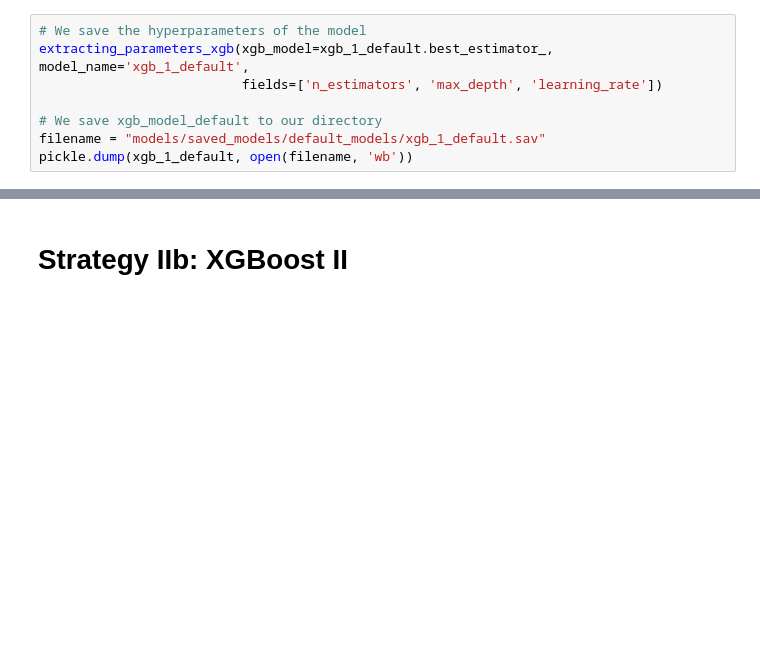
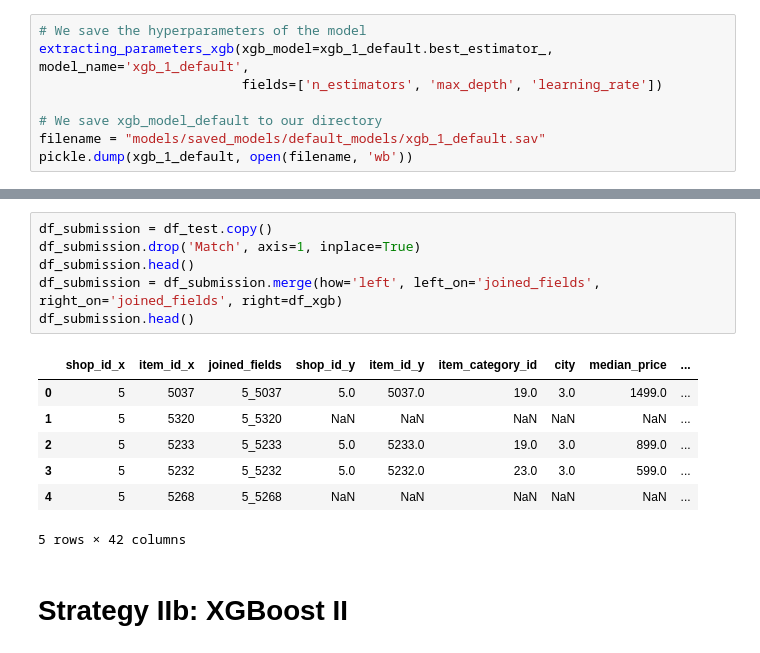
Before and after one commit to AlessandroBiagi/DataScienceProjects, a Jupyter notebook: Future_Sales/scripts/Predict_Future_Sales.ipynb, the cells around one changed output, grey strips where cells are left out. Drawn from its saved outputs; the diff is of its cells as text; blank space fills up the shorter version.

```diff
--- a/Future_Sales/scripts/Predict_Future_Sales.ipynb
+++ b/Future_Sales/scripts/Predict_Future_Sales.ipynb
@@ -843,3 +852,17 @@ pickle.dump(xgb_1_default, open(filename, 'wb'))
+# %%
+df_submission = df_test.copy()
+df_submission.drop('Match', axis=1, inplace=True)
+df_submission.head()
+df_submission = df_submission.merge(how='left', left_on='joined_fields', right_on='joined_fields', right=df_xgb)
+df_submission.head()
+# %% [output]
+|  | shop_id_x | item_id_x | joined_fields | shop_id_y | item_id_y | item_category_id | city | median_price | ... |
+| 0 | 5 | 5037 | 5_5037 | 5.0 | 5037.0 | 19.0 | 3.0 | 1499.0 | ... |
+| 1 | 5 | 5320 | 5_5320 | NaN | NaN | NaN | NaN | NaN | ... |
+| 2 | 5 | 5233 | 5_5233 | 5.0 | 5233.0 | 19.0 | 3.0 | 899.0 | ... |
+| 3 | 5 | 5232 | 5_5232 | 5.0 | 5232.0 | 23.0 | 3.0 | 599.0 | ... |
+| 4 | 5 | 5268 | 5_5268 | NaN | NaN | NaN | NaN | NaN | ... |
+5 rows × 42 columns
 # %% [markdown]
 # Strategy IIb: XGBoost II
 # %% [markdown]
```
Also changed, not shown: parts of 24 cells of this notebook, 11 other files.
